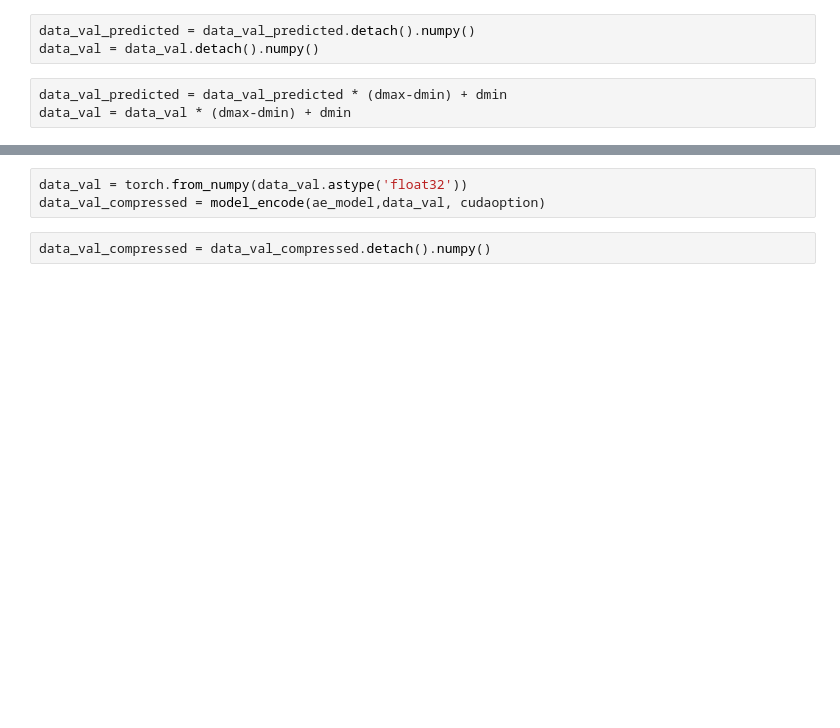
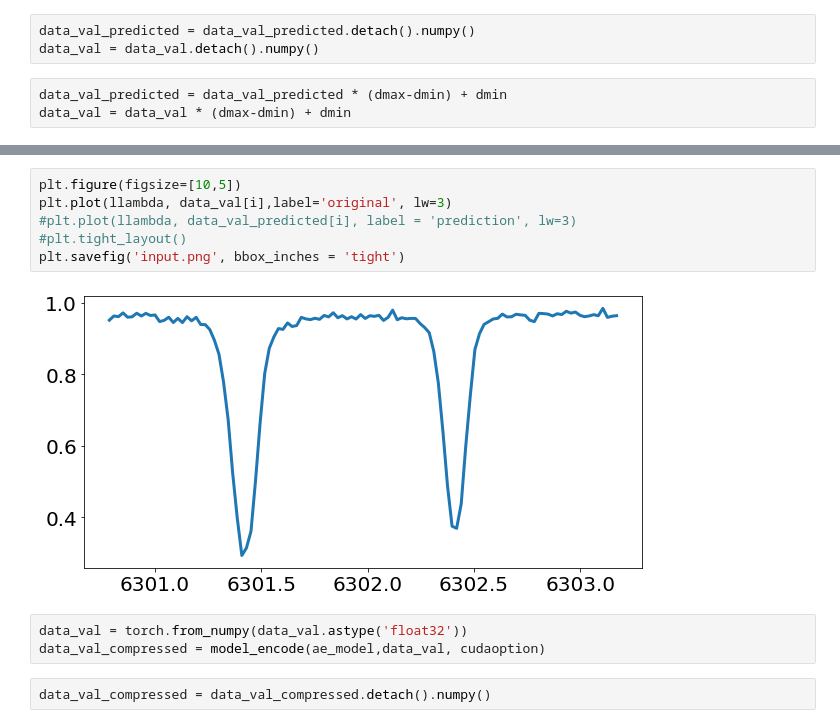
Before and after one commit to ivanzmilic/spectrum_ae, a Jupyter notebook: simple_ae_gpu.ipynb, the cells around one changed output, grey strips where cells are left out. Cells and saved outputs as stored; diff of their text form; blank space fills up the shorter version.

```diff
--- a/simple_ae_gpu.ipynb
+++ b/simple_ae_gpu.ipynb
@@ -461,3 +441,11 @@ plt.plot(data_val_predicted[i], label = 'inferred')
+# %%
+plt.figure(figsize=[10,5])
+plt.plot(llambda, data_val[i],label='original', lw=3)
+#plt.plot(llambda, data_val_predicted[i], label = 'prediction', lw=3)
+#plt.tight_layout()
+plt.savefig('input.png', bbox_inches = 'tight')
+# %% [output]
+[figure, added]
 # %%
 data_val = torch.from_numpy(data_val.astype('float32'))
 data_val_compressed = model_encode(ae_model,data_val, cudaoption)
```
Also changed, not shown: parts of 26 cells of this notebook, 3 other files.
